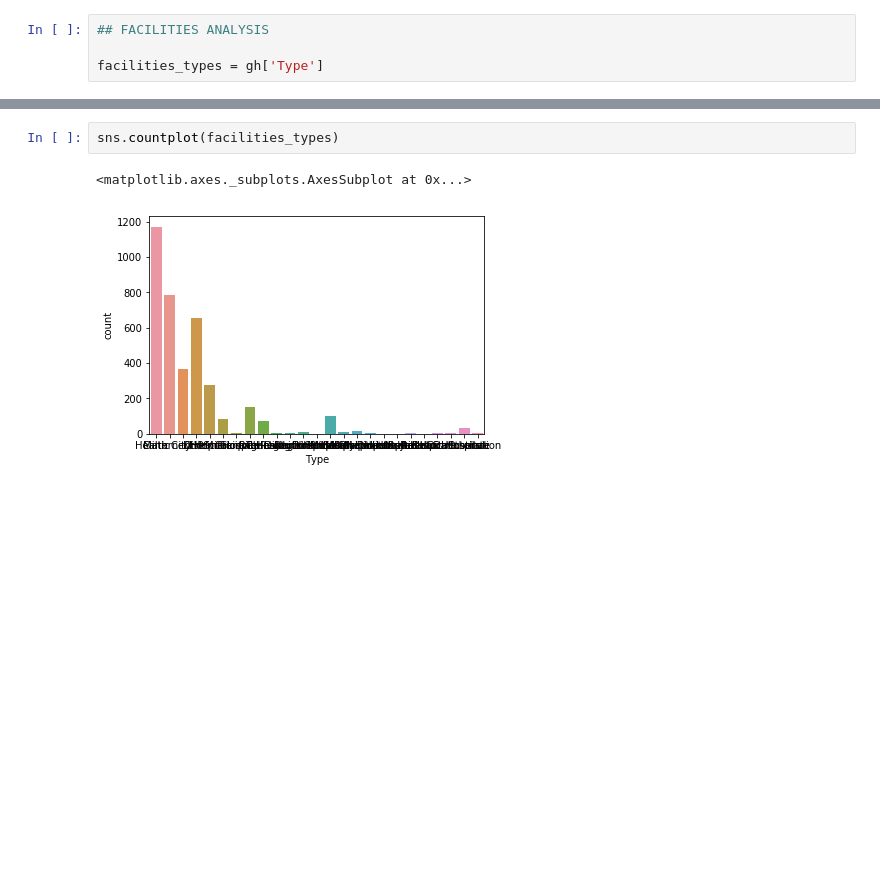
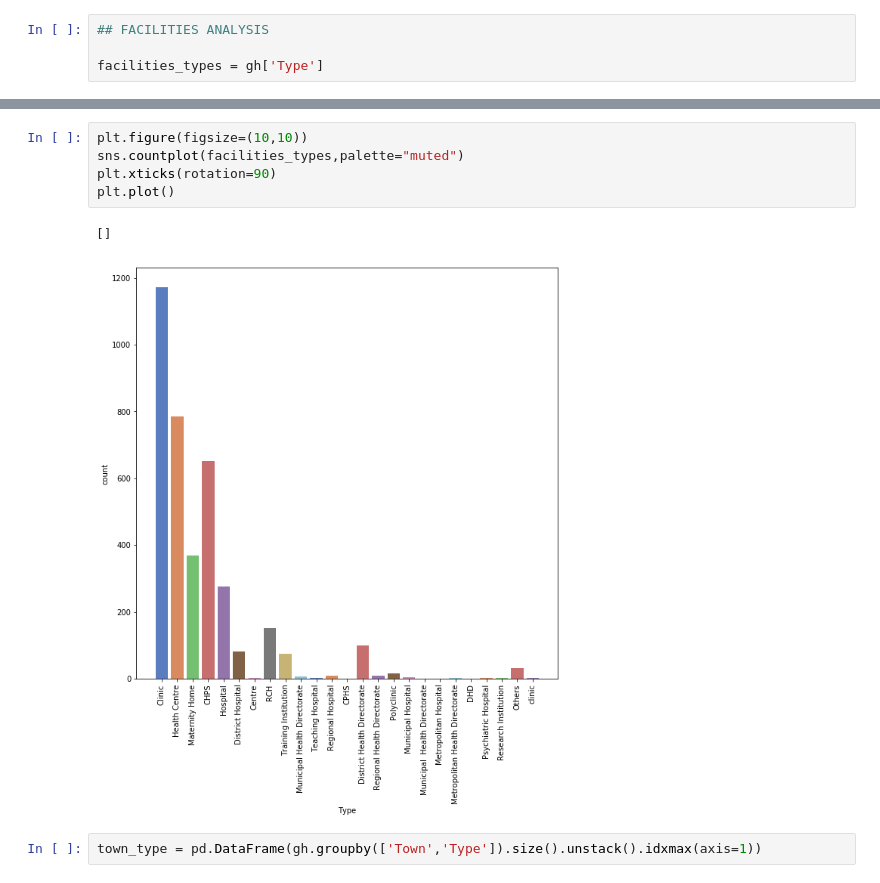
Before and after one commit to AasimBaig/EDA-Notebooks, a Jupyter notebook: Ghana-Health-facilities/ghana.ipynb, the cells around one changed output, grey strips where cells are left out. Cells and saved outputs as stored; diff of their text form; blank space fills up the shorter version.

Commit message:
More plots added
More heatmap added XD

```diff
--- a/Ghana-Health-facilities/ghana.ipynb
+++ b/Ghana-Health-facilities/ghana.ipynb
@@ -90,6 +90,11 @@ Municipal  Health Directorate         1
 Name: Type, dtype: int64
-# %%
-sns.countplot(facilities_types)
-# %% [output]
-<matplotlib.axes._subplots.AxesSubplot at 0x...>
-[figure, removed]
+# %%
+plt.figure(figsize=(10,10))
+sns.countplot(facilities_types,palette="muted")
+plt.xticks(rotation=90)
+plt.plot()
+# %% [output]
+[]
+[figure, added]
+# %%
+town_type = pd.DataFrame(gh.groupby(['Town','Type']).size().unstack().idxmax(axis=1))
```
Also changed, not shown: parts of 7 cells of this notebook.
